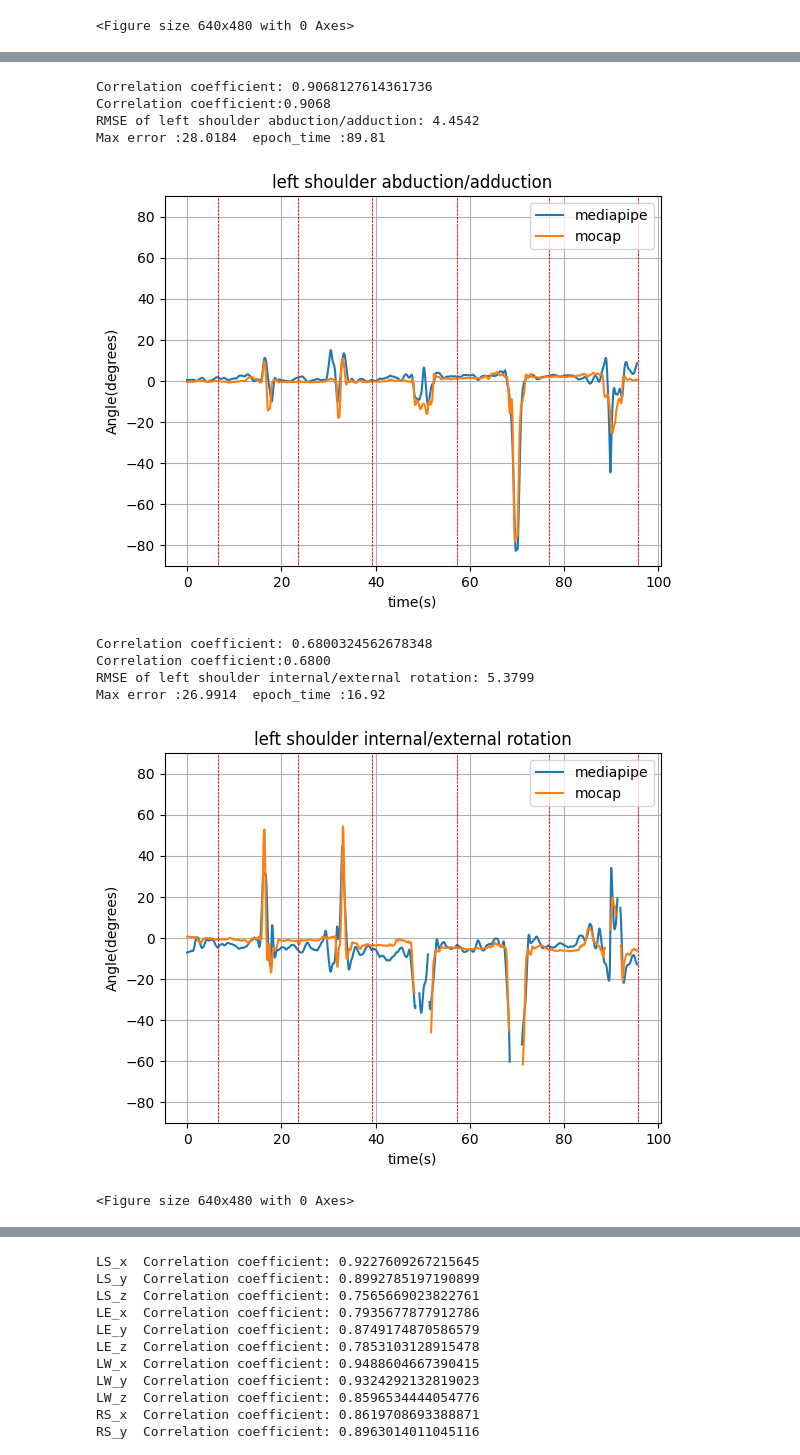
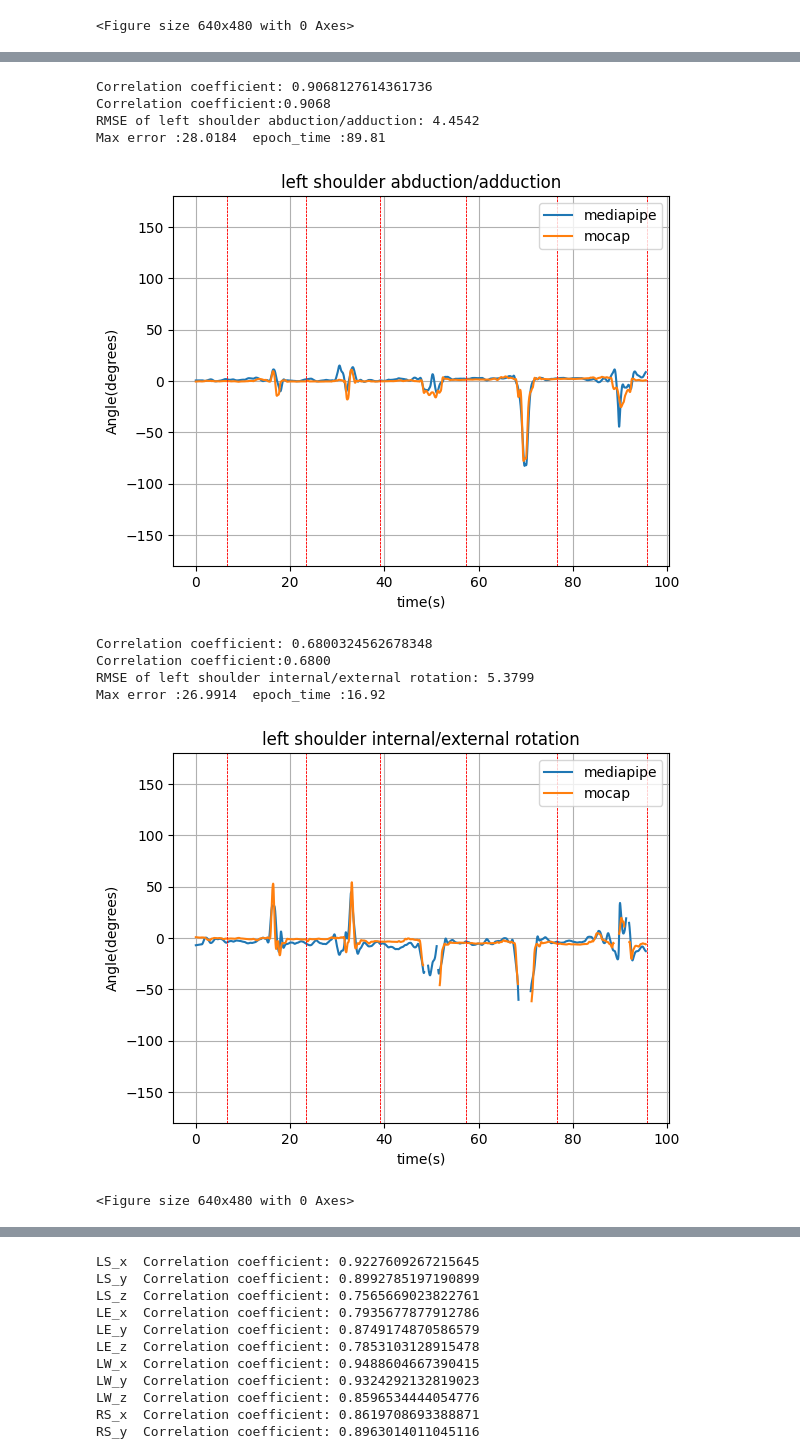
Before and after one commit to ArpanJohn/PoseEstimation, a Jupyter notebook: upperbody/5.Euler angles interpolated.ipynb, the cells around one changed output, grey strips where cells are left out. Saved outputs shown, nothing was run; the diff lists cells and outputs as text; code cells hidden in the pictures.

Commit message:
ylim

```diff
--- a/upperbody/5.Euler angles interpolated.ipynb
+++ b/upperbody/5.Euler angles interpolated.ipynb
@@ -208,6 +208,7 @@ def pvt(y,t,name):
     plt.xticks(np.arange(0, max(t)+20, 20))
     plt.legend()
     plt.grid()
+    plt.ylim(-180,180)
     if task_present:
         c=1
         for lines in task_markers.values():
@@ -757,7 +755,7 @@ pvt(mpipeRSFE,df_mpipe['epoch_time'].to_numpy()-epoch_time,'mediapipe')
 pvt(mocapRSFE,df_mocap['epoch_time'].to_numpy()-epoch_time,'mocap'    )
 plt.legend(['mediapipe','mocap'])
 plt.title('right shoudler flexion/extension')
-plt.ylim(-90,90)
+
 rmse,me,me_i=errors(mocapRSFE,mpipeRSFE)
 RMSE_str=f"Correlation coefficient:{correlation:.4f}"+"\n"+'RMSE of right shoulder flexion/extension: '+str(f"{rmse:.4f} \nMax error :{me:.4f}  epoch_time :{(df_mpipe['epoch_time'].to_numpy()-epoch_time)[me_i]:.2f}")
 print(RMSE_str)
@@ -786,7 +784,7 @@ corr_list.append(correlation)
 pvt(mpipeRSAA,df_mpipe['epoch_time'].to_numpy()-epoch_time,'mediapipe')
 pvt(mocapRSAA,df_mocap['epoch_time'].to_numpy()-epoch_time,'mocap'    )
 plt.title('right shoulder abduction/adduction')
-plt.ylim(-90,90)
+
 rmse,me,me_i=errors(mocapRSAA,mpipeRSAA)
 RMSE_str=f"Correlation coefficient:{correlation:.4f}"+"\n"+'RMSE of right shoulder abduction/adduction: '+str(f"{rmse:.4f} \nMax error :{me:.4f}  epoch_time :{(df_mpipe['epoch_time'].to_numpy()-epoch_time)[me_i]:.2f}")
 print(RMSE_str)
@@ -820,7 +818,7 @@ corr_list.append(correlation)
 pvt(mpipeRSIE,df_mpipe['epoch_time'].to_numpy()-epoch_time,'mediapipe')
 pvt(mocapRSIE,df_mocap['epoch_time'].to_numpy()-epoch_time,'mocap'    )
 plt.title('right shoulder internal/external rotation')
-plt.ylim(-90,90)
+
 rmse,me,me_i = errors(mocapRSIE,mpipeRSIE)
 RMSE_str=f"Correlation coefficient:{correlation:.4f}"+"\n"+'RMSE of right shoulder internal/external rotation: '+str(f"{rmse:.4f} \nMax error :{me:.4f}  epoch_time :{(df_mpipe['epoch_time'].to_numpy()-epoch_time)[me_i]:.2f}")
 print(RMSE_str)
@@ -850,7 +848,7 @@ corr_list.append(correlation)
 pvt(mpipeLSFE,df_mpipe['epoch_time'].to_numpy()-epoch_time,'mediapipe')
 pvt(mocapLSFE,df_mocap['epoch_time'].to_numpy()-epoch_time,'mocap'    )
 plt.title('left shoulder flexion/extension')
-plt.ylim(-90,90)
+
 rmse, me , me_i =errors(mocapLSFE,mpipeLSFE)
 RMSE_str=f"Correlation coefficient:{correlation:.4f}"+"\n"+'RMSE of left shoulder flexion/extension: '+str(f"{rmse:.4f} \nMax error :{me:.4f}  epoch_time :{(df_mpipe['epoch_time'].to_numpy()-epoch_time)[me_i]:.2f}")
 print(RMSE_str)
@@ -879,7 +877,7 @@ corr_list.append(correlation)
 pvt(mpipeLSAA,df_mpipe['epoch_time'].to_numpy()-epoch_time,'mediapipe')
 pvt(mocapLSAA,df_mocap['epoch_time'].to_numpy()-epoch_time,'mocap'    )
 plt.title('left shoulder abduction/adduction')
-plt.ylim(-90,90)
+
 rmse,me,me_i=errors(mocapLSAA,mpipeLSAA)
 RMSE_str=f"Correlation coefficient:{correlation:.4f}"+"\n"+'RMSE of left shoulder abduction/adduction: '+str(f"{rmse:.4f} \nMax error :{me:.4f}  epoch_time :{(df_mpipe['epoch_time'].to_numpy()-epoch_time)[me_i]:.2f}")
 print(RMSE_str)
@@ -913,7 +911,7 @@ corr_list.append(correlation)
 pvt(mpipeLSIE,df_mpipe['epoch_time'].to_numpy()-epoch_time,'mediapipe')
 pvt(mocapLSIE,df_mocap['epoch_time'].to_numpy()-epoch_time,'mocap'    )
 plt.title('left shoulder internal/external rotation')
-plt.ylim(-90,90)
+
 rmse, me , me_i = errors(mocapLSIE,mpipeLSIE)
 RMSE_str=f"Correlation coefficient:{correlation:.4f}"+"\n"+'RMSE of left shoulder internal/external rotation: '+str(f"{rmse:.4f} \nMax error :{me:.4f}  epoch_time :{(df_mpipe['epoch_time'].to_numpy()-epoch_time)[me_i]:.2f}")
 print(RMSE_str)
@@ -956,13 +954,13 @@ Max error :66.7153  epoch_time :88.78
 Correlation coefficient: 0.9068127614361736
 Correlation coefficient:0.9068
 RMSE of left shoulder abduction/adduction: 4.4542
 Max error :28.0184  epoch_time :89.81
-[figure, old version]
+[figure, new version]
 Correlation coefficient: 0.6800324562678348
 Correlation coefficient:0.6800
 RMSE of left shoulder internal/external rotation: 5.3799
 Max error :26.9914  epoch_time :16.92
-[figure, old version]
+[figure, new version]
 <Figure size 640x480 with 0 Axes>
 # %%
 # Showing data in a pptx
```
Also changed, not shown: parts of 3 cells of this notebook, 1 other file.
